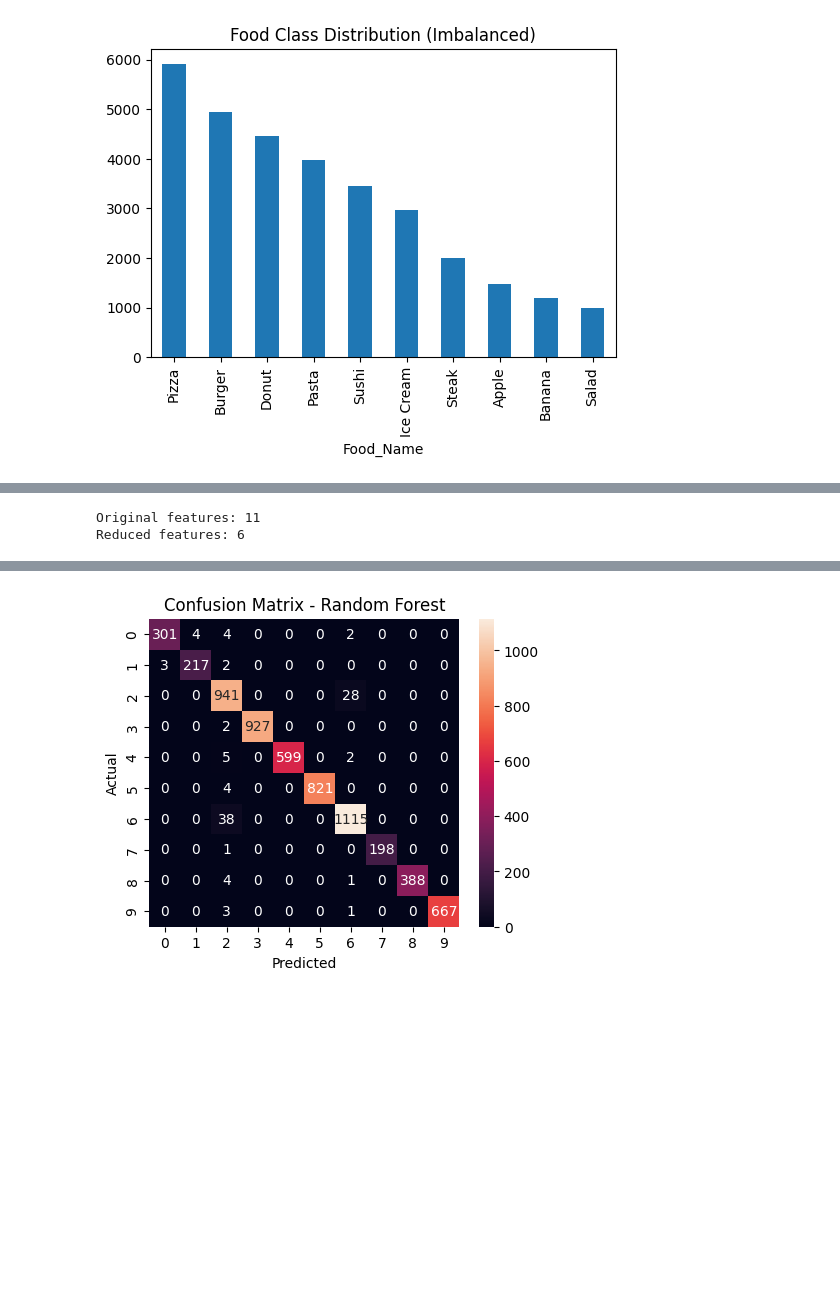
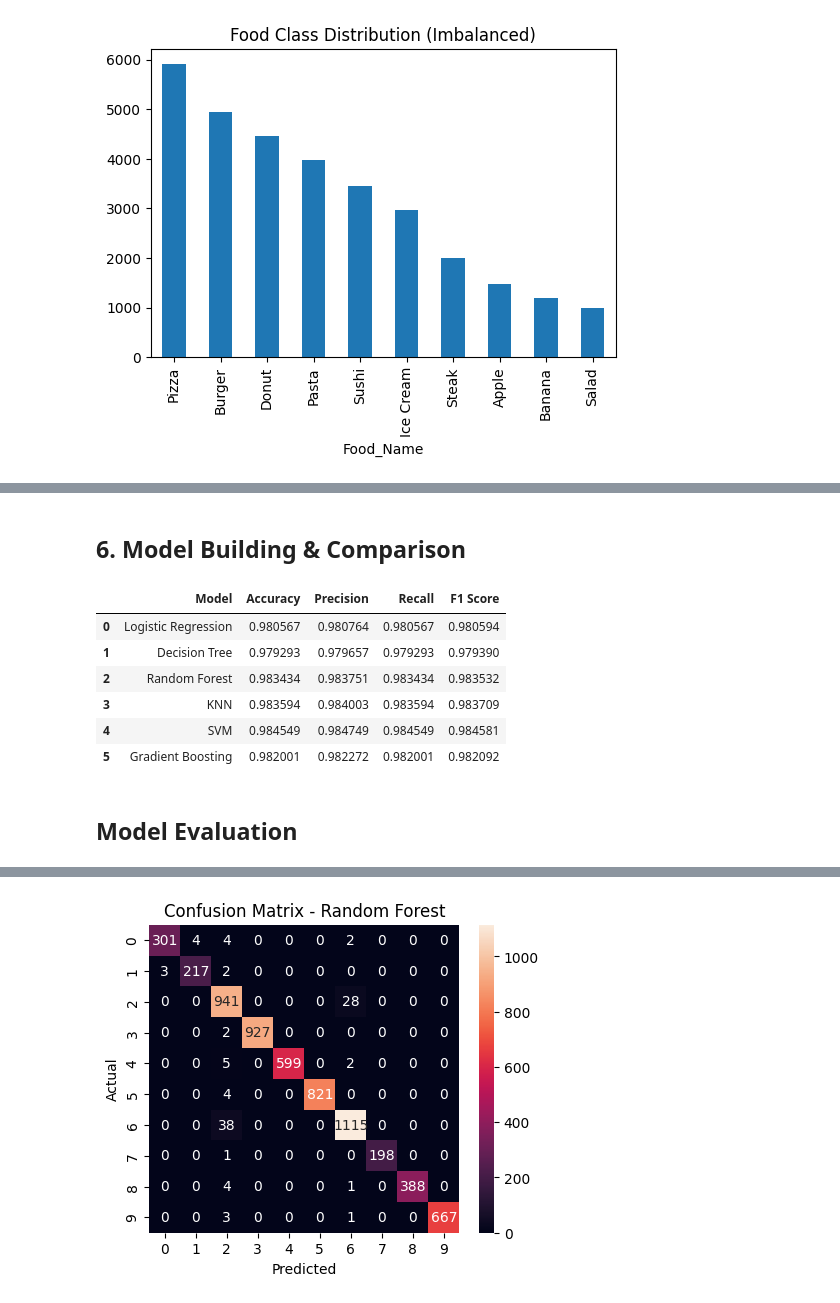
Before and after one commit to Vibhas73/NutriClass-Strict-Food-Classification-System, a Jupyter notebook: src/NutriClass.ipynb, the cells around one changed output, grey strips where cells are left out. Saved outputs shown, nothing was run; the diff lists cells and outputs as text; code cells hidden in the pictures; blank space fills up the shorter version.

```diff
--- a/src/NutriClass.ipynb
+++ b/src/NutriClass.ipynb
@@ -32,3 +47,12 @@ df.head()
 # %%
+# Check missing values
+print(df.isnull().sum())
+
+# Remove duplicates
+df = df.drop_duplicates()
+
+# Fill numeric missing values with median
+df = df.fillna(df.median(numeric_only=True))
+
 df.info()
 # %% [output]
@@ -56,14 +82,3 @@ plt.title("Food Class Distribution (Imbalanced)")
 plt.show()
 # %% [output]
 [figure]
-# %%
-# Dataset size
-print("Rows:", df.shape[0])
-print("Columns:", df.shape[1])
-
-# Missing values
-print(df.isnull().sum())
-
-# Duplicate rows
-print("Duplicate rows:", df.duplicated().sum())
-df.drop_duplicates(inplace=True)
@@ -111,11 +121,0 @@ X_scaled = scaler.fit_transform(X)
-# %%
-from sklearn.decomposition import PCA
-
-pca = PCA(n_components=0.95, random_state=42)  # retain 95% variance
-X_pca = pca.fit_transform(X_scaled)
-
-print("Original features:", X_scaled.shape[1])
-print("Reduced features:", X_pca.shape[1])
-# %% [output]
-Original features: 11
-Reduced features: 6
@@ -128,20 +122,44 @@ X_train, X_test, y_train, y_test = train_test_split(
+# %% [markdown]
+## 6. Model Building & Comparison
 # %%
+
+from sklearn.metrics import accuracy_score, precision_score, recall_score, f1_score
 models = {
     "Logistic Regression": LogisticRegression(max_iter=1000),
     "Decision Tree": DecisionTreeClassifier(),
     "Random Forest": RandomForestClassifier(random_state=42),
     "KNN": KNeighborsClassifier(),
     "SVM": SVC(),
     "Gradient Boosting": GradientBoostingClassifier()
 }
-
+results = []
 for name, model in models.items():
     model.fit(X_train, y_train)
     y_pred = model.predict(X_test)
 
-    print(f"\n{name}")
-    print("Accuracy:", accuracy_score(y_test, y_pred))
-    print(classification_report(y_test, y_pred))
+    results.append([
+        name,
+        accuracy_score(y_test, y_pred),
+        precision_score(y_test, y_pred, average='weighted'),
+        recall_score(y_test, y_pred, average='weighted'),
+        f1_score(y_test, y_pred, average='weighted')
+    ])
+
+results_df = pd.DataFrame(results, columns=[
+    "Model", "Accuracy", "Precision", "Recall", "F1 Score"
+])
+
+results_df
+# %% [output]
+|  | Model | Accuracy | Precision | Recall | F1 Score |
+| 0 | Logistic Regression | 0.980567 | 0.980764 | 0.980567 | 0.980594 |
+| 1 | Decision Tree | 0.979293 | 0.979657 | 0.979293 | 0.979390 |
+| 2 | Random Forest | 0.983434 | 0.983751 | 0.983434 | 0.983532 |
+| 3 | KNN | 0.983594 | 0.984003 | 0.983594 | 0.983709 |
+| 4 | SVM | 0.984549 | 0.984749 | 0.984549 | 0.984581 |
+| 5 | Gradient Boosting | 0.982001 | 0.982272 | 0.982001 | 0.982092 |
+# %% [markdown]
+## Model Evaluation
 # %%
 from sklearn.metrics import accuracy_score, classification_report, confusion_matrix, ConfusionMatrixDisplay
 
```
Also changed, not shown: parts of 20 cells of this notebook.
